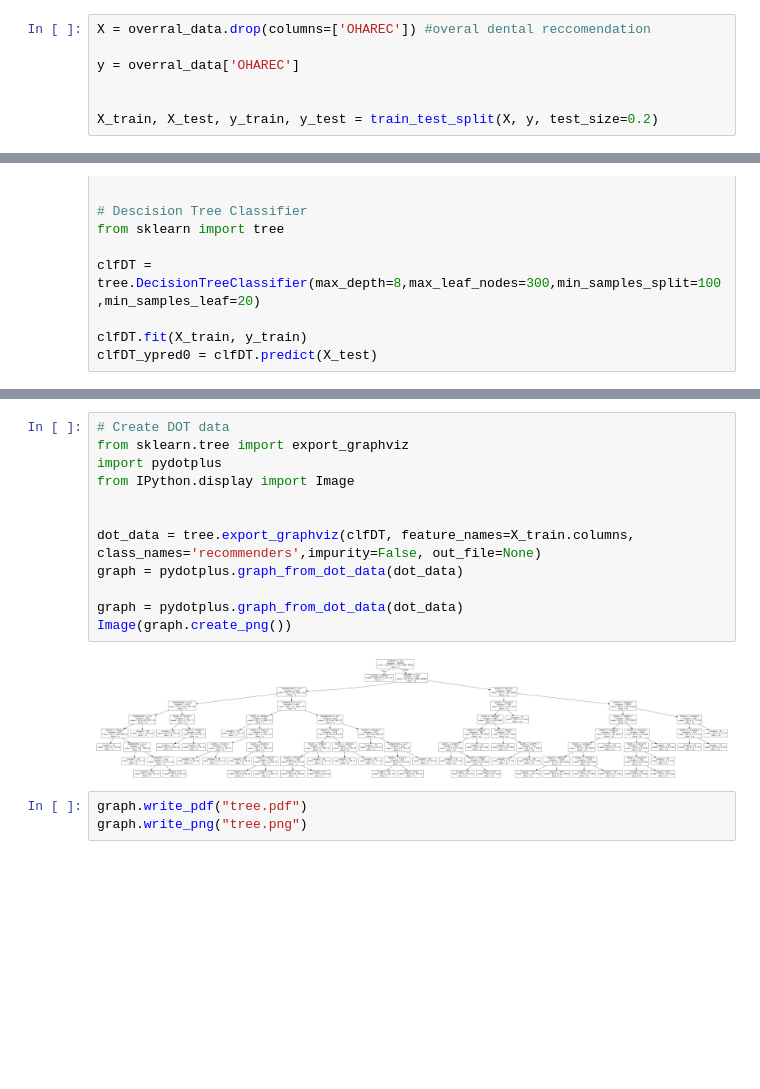
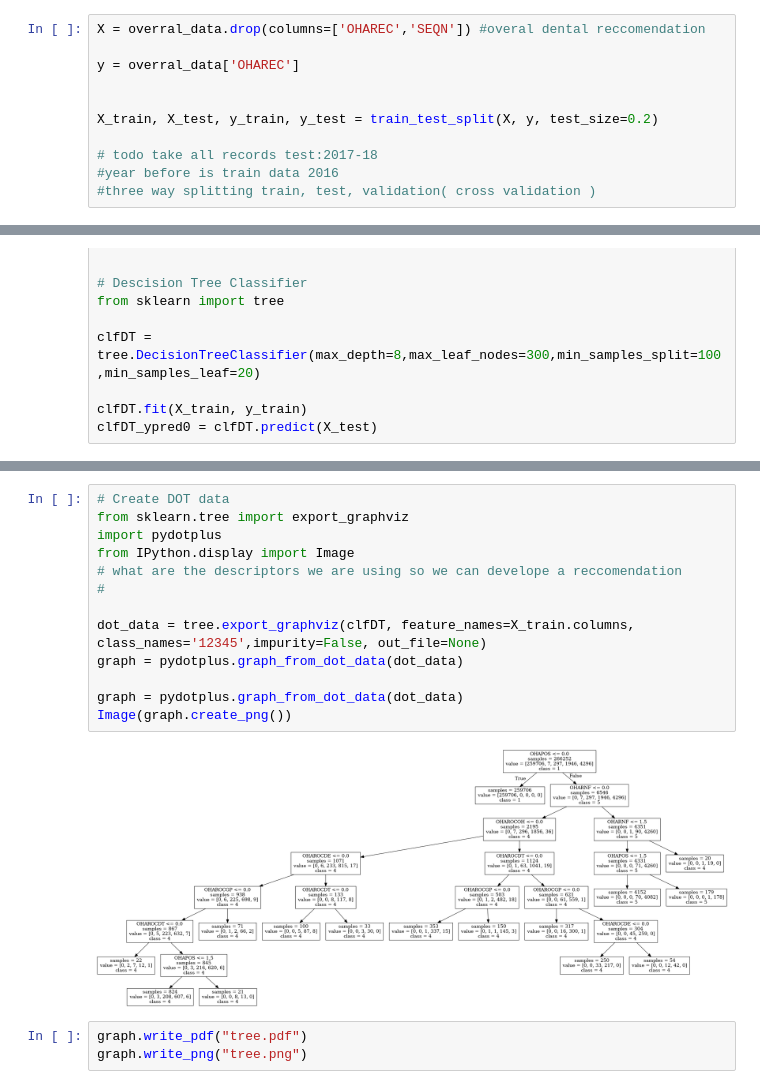
Before and after one commit to theLife10/dentalrecommender, a Jupyter notebook: dentalvaribles.ipynb, the cells around one changed output, grey strips where cells are left out. Drawn from its saved outputs; the diff is of its cells as text; blank space fills up the shorter version.

```diff
--- a/dentalvaribles.ipynb
+++ b/dentalvaribles.ipynb
@@ -140,12 +147,16 @@ overral_data.head()
 from sklearn.model_selection import cross_validate
 from sklearn.model_selection import train_test_split
 # %%
-X = overral_data.drop(columns=['OHAREC']) #overal dental reccomendation
+X = overral_data.drop(columns=['OHAREC','SEQN']) #overal dental reccomendation
 
 y = overral_data['OHAREC']
 
 
 X_train, X_test, y_train, y_test = train_test_split(X, y, test_size=0.2)
+
+# todo take all records test:2017-18
+#year before is train data 2016
+#three way splitting train, test, validation( cross validation )
 # %%
 # Linear Regression
 #from sklearn.linear_model import LinearRegression
@@ -168,17 +199,18 @@ Accuracy =  0.998242266724757
 # %%
 # Create DOT data
 from sklearn.tree import export_graphviz
 import pydotplus
 from IPython.display import Image
+# what are the descriptors we are using so we can develope a reccomendation
+#
 
-
-dot_data = tree.export_graphviz(clfDT, feature_names=X_train.columns, class_names='recommenders',impurity=False, out_file=None)
+dot_data = tree.export_graphviz(clfDT, feature_names=X_train.columns, class_names='12345',impurity=False, out_file=None)
 graph = pydotplus.graph_from_dot_data(dot_data)
 
 graph = pydotplus.graph_from_dot_data(dot_data)
 Image(graph.create_png())
 # %% [output]
-[figure, old version]
+[figure, new version]
 # %%
 graph.write_pdf("tree.pdf")
 graph.write_png("tree.png")
```
Also changed, not shown: parts of 3 cells of this notebook.
